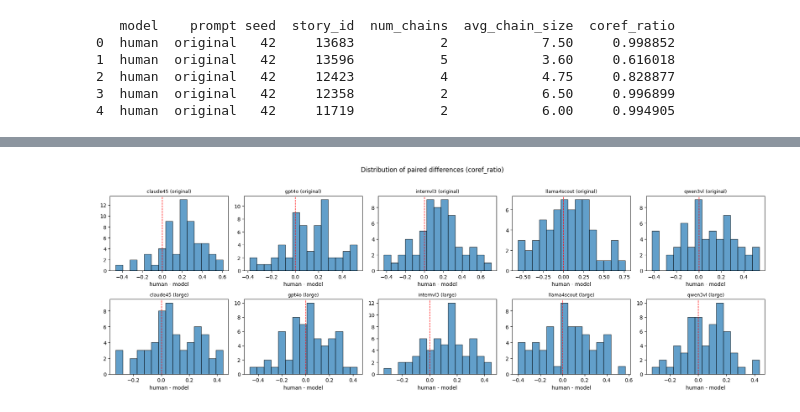
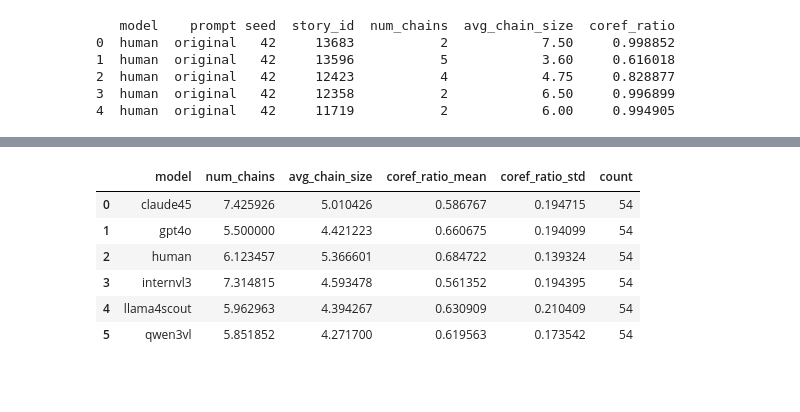
Before and after one commit to GU-CLASP/coherence-driven-humans, a Jupyter notebook: analysis/coreference_profiles.ipynb, the cells around one changed output, grey strips where cells are left out. Cells and saved outputs as stored; diff of their text form; code cells hidden in the pictures; blank space fills up the shorter version.

```diff
--- a/analysis/coreference_profiles.ipynb
+++ b/analysis/coreference_profiles.ipynb
@@ -123,7 +138,13 @@ print(df_coref_raw.head())
 4  human  original   42     11719           2            6.00     0.994905
 # %%
 df_coref = prepare_coref_data(df_coref_raw)
+df_coref_54 = prepare_coref_data(df_coref_raw, excluded_story_ids=ROBERTA_EXCLUDED_STORY_IDS)
+
 print(df_coref.head())
+print(df_coref.shape, df_coref['story_id'].nunique())
+
+print(df_coref_54.head())
+print(df_coref_54.shape, df_coref_54['story_id'].nunique())
 # %% [output]
    model    prompt  story_id  num_chains  avg_chain_size  coref_ratio
 0  human  original     13683         2.0            7.50     0.998852
@@ -185,34 +205,13 @@ coref_agg
-# %%
-# visualising the distribution of ratio values, differences between humans and each of the models
-# it's a check to run t-test, need to see if the differences form a roughly normal distribution
-
-import matplotlib.pyplot as plt
-
-fig, axes = plt.subplots(len(PROMPTS), len(MODELS) - 1, figsize=(18, 6), squeeze=False)
-
-for i, prompt in enumerate(PROMPTS):
-    df_human = df_coref[(df_coref['model'] == 'human') & (df_coref['prompt'] == prompt)].set_index('story_id')
-    col = 0
-    for model in MODELS:
-        if model == 'human':
-            continue
-        df_model = df_coref[(df_coref['model'] == model) & (df_coref['prompt'] == prompt)].set_index('story_id')
-        common_ids = df_human.index.intersection(df_model.index)
-
-        diffs = df_human.loc[common_ids, 'coref_ratio'].values - df_model.loc[common_ids, 'coref_ratio'].values
-
-        ax = axes[i][col]
-        ax.hist(diffs, bins=15, edgecolor='black', alpha=0.7)
-        ax.axvline(0, color='red', linestyle='--', linewidth=1)
-        ax.set_title(f"{model} ({prompt})", fontsize=9)
-        ax.set_xlabel('human - model')
-        col += 1
-
-plt.suptitle('Distribution of paired differences (coref_ratio)', fontsize=12, y=1.02)
-plt.tight_layout()
-plt.show()
-# %% [output]
-[figure, removed]
+# %%
+coref_agg_large_54
+# %% [output]
+|  | model | num_chains | avg_chain_size | coref_ratio_mean | coref_ratio_std | count |
+| 0 | claude45 | 7.425926 | 5.010426 | 0.586767 | 0.194715 | 54 |
+| 1 | gpt4o | 5.500000 | 4.421223 | 0.660675 | 0.194099 | 54 |
+| 2 | human | 6.123457 | 5.366601 | 0.684722 | 0.139324 | 54 |
+| 3 | internvl3 | 7.314815 | 4.593478 | 0.561352 | 0.194395 | 54 |
+| 4 | llama4scout | 5.962963 | 4.394267 | 0.630909 | 0.210409 | 54 |
+| 5 | qwen3vl | 5.851852 | 4.271700 | 0.619563 | 0.173542 | 54 |
 # %%
 from scipy.stats import ttest_rel
 
```
Also changed, not shown: parts of 13 cells of this notebook, 6 other files.
